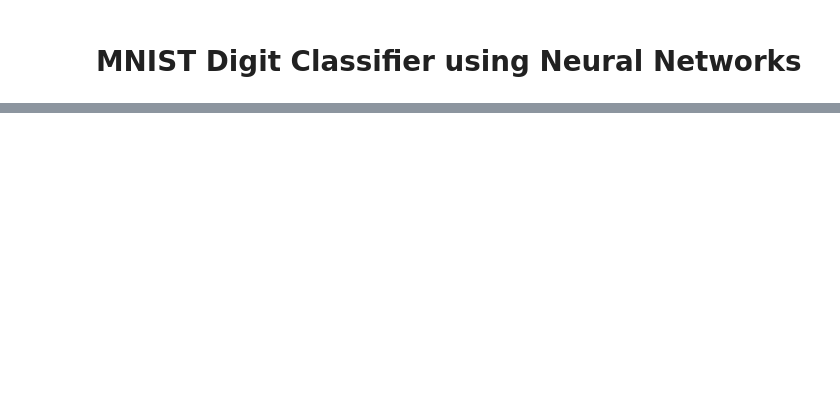
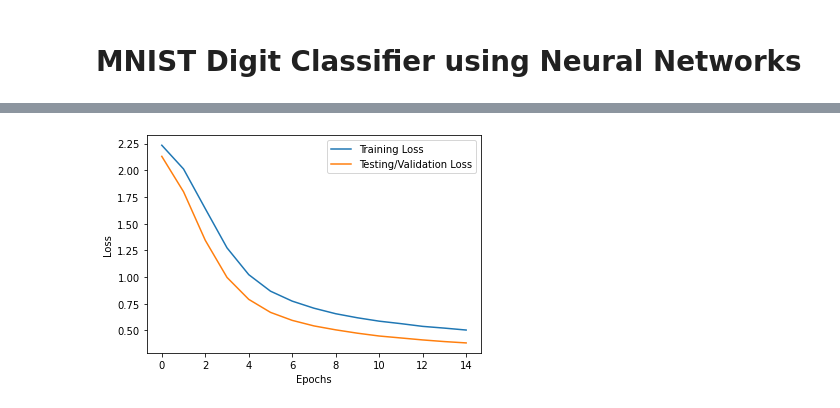
Before and after one commit to ranjan-stha/machine_learning, a Jupyter notebook: DigitClassifierANN.ipynb, the cells around one changed output, grey strips where cells are left out. Saved outputs shown, nothing was run; the diff lists cells and outputs as text; code cells hidden in the pictures; blank space fills up the shorter version.

```diff
--- a/DigitClassifierANN.ipynb
+++ b/DigitClassifierANN.ipynb
@@ -42,12 +44,33 @@ model = nn.Sequential(nn.Linear(784, 256),
+# %%
+class DigitClassifier(nn.Module):
+    def __init__(self,):
+        super(DigitClassifier, self).__init__()
+        self.linear1 = nn.Linear(784, 256)
+        self.linear2 = nn.Linear(256, 64)
+        self.linear3 = nn.Linear(64, 10)
+
+        self.relu = nn.ReLU()
+
+        self.dropout = nn.Dropout(p=0.20)
+        self.logsoftmax = nn.LogSoftmax(dim=1)
+
+    def forward(self, input):
+        out = self.relu(self.linear1(input))
+        out = self.relu(self.linear2(self.dropout(out)))
+        out = self.logsoftmax(self.linear3(self.dropout(out)))
+
+        return out
+# %%
+model = DigitClassifier()
 # %%
 criterion = nn.NLLLoss()
 # %%
 optimizer = optim.SGD(model.parameters(), lr=0.001)
 # %%
 def test_validation(model, test_data):
-    total = 0
-    correct = 0
-    test_loss = 0
+    total = 0.
+    correct = 0.
+    test_loss = 0.
     with torch.no_grad():
         model.eval()
         for images, labels in test_data:
@@ -64,7 +87,7 @@ loss_array = []
 test_loss_array = []
 accuracy_array = []
 loss_val = 0
-epochs = 10
+epochs = 15
 
 # Training
 
@@ -88,4 +111,5 @@ for i in range(epochs):
         accuracy_array.append(accuracy)
         test_loss_array.append(t_loss)
         print ('Loss at epoch {} is {}, accuracy: {}'.format(i+1, loss_val/len(trainloader), accuracy))
+        print ('Test Loss {}'.format(t_loss))
         loss_array.append(loss_val/len(trainloader))
@@ -92,8 +134,13 @@ for i in range(epochs):
 # %%
-plt.plot([i for i in range(epochs)], loss_array, test_loss_array)
+x_epochs = [i for i in range(epochs)]
+plt.plot(x_epochs, loss_array, label='Training Loss')
+plt.plot(x_epochs, test_loss_array, label='Testing/Validation Loss')
 plt.xlabel('Epochs')
 plt.ylabel('Loss')
+plt.legend()
 plt.show()
+# %% [output]
+[figure, added]
 # %%
 plt.plot([i for i in range(epochs)], accuracy_array)
 plt.xlabel('Epochs')
```
Also changed, not shown: parts of 9 cells of this notebook.
